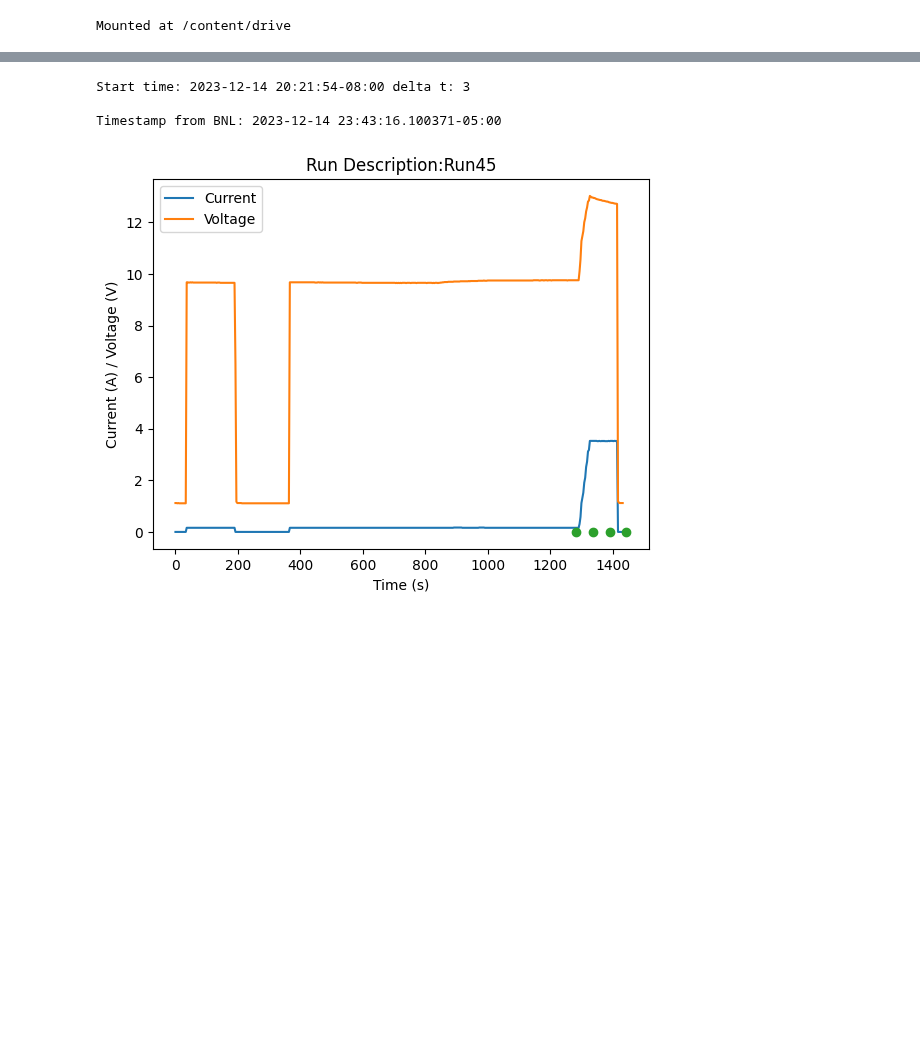
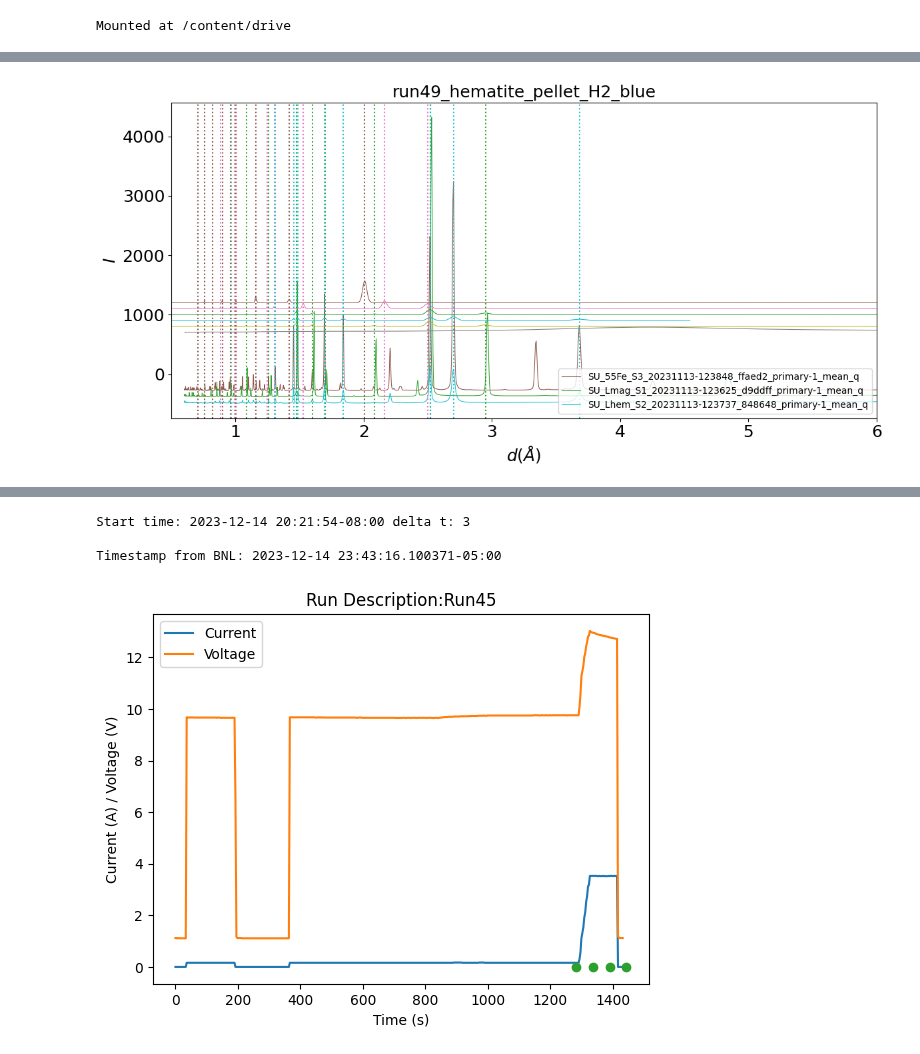
Before and after one commit to lmoghimi/personal-processing, a Jupyter notebook: xrd_analysis_Lauren.ipynb, the cells around one changed output, grey strips where cells are left out. Cells and saved outputs as stored; diff of their text form; code cells hidden in the pictures; blank space fills up the shorter version.

```diff
--- a/xrd_analysis_Lauren.ipynb
+++ b/xrd_analysis_Lauren.ipynb
@@ -176,3 +224,69 @@ Saving the file...!
+# %%
+#seeing how the reference files compare
+
+fig, ax = plt.subplots(figsize=figsize, tight_layout=True)
+######### load multiple reference files
+ref_phases_2 = ['SU_55Fe_S3_20231113-123848_ffaed2_primary-1_mean_q','SU_Lmag_S1_20231113-123625_d9ddff_primary-1_mean_q','SU_Lhem_S2_20231113-123737_848648_primary-1_mean_q']
+ref_phases_1 = ['Iron_2300200', 'Wuestite_9009766','Magnetite_1528612','Hematite_1011240','Maghemite_9006316','quartz_run53']
+color_ref_phases_2 = [lincol_fe, lincol_m, lincol_h] #setting the line colors for the reference files. these are predetermined in the previous code cell
+color_ref_phases_1 = [lincol_fe, lincol_w, lincol_m, lincol_h, lincol_magh, lincol_qz]
+ref_shift_y = -100
+for i_phase, ref_phase in enumerate(ref_phases_2):
+    reffile = os.path.join(userdir, 'userScripts', 'xrd_profiles', ref_phase + '.txt')
+    refdata = np.loadtxt(reffile)
+    #tth_ref = refdata[:, 0]
+    q_ref = refdata[:, 0]
+    #d_ref = 0.5*wavelength/np.sin(np.radians(tth_ref/2)) #convert to d-spacing
+    d_ref = 2*np.pi/q_ref
+    I_ref = refdata[:, 1] - refdata[0, 1] + ref_shift_y*(i_phase + 1) -200
+    # I_ref = I_ref/I_ref.max() - 1
+    ax.plot(d_ref, I_ref, label= ref_phase, linewidth= lw, color= color_ref_phases_2[i_phase])
+    #ax.plot(tth_ref, I_ref, label= ref_phase) #####
+    #ax.plot(tth_ref, I_ref, label='Ref_' + ref_phase)
+    #ax.text(tth_ref[-1], I_ref[-1], ref_phase, ha='left', va='bottom')
+
+for i_phase, ref_phase in enumerate(ref_phases_1):
+    reffile = os.path.join(userdir, 'userScripts', 'xrd_profiles', ref_phase + '.txt')
+    refdata = np.loadtxt(reffile)
+    tth_ref = refdata[:, 0]
+    #q_ref = refdata[:, 0]
+    d_ref = 0.5*wavelength/np.sin(np.radians(tth_ref/2)) #convert to d-spacing
+    #d_ref = 2*np.pi/q_ref
+    I_ref = refdata[:, 1] - refdata[0, 1] + ref_shift_y*(i_phase + 1) -200 +1500
+    # I_ref = I_ref/I_ref.max() - 1
+    ax.plot(d_ref, I_ref, label= ref_phase, linewidth= lw, color= color_ref_phases_1[i_phase])
+    #ax.plot(tth_ref, I_ref, label= ref_phase) #####
+    #ax.plot(tth_ref, I_ref, label='Ref_' + ref_phase)
+    #ax.text(tth_ref[-1], I_ref[-1], ref_phase, ha='left', va='bottom')
+
+
+xlim_left, xlim_right = 0.5, 6 #for d
+#xlim_left, xlim_right = -0.25, 20 #for tth #####
+ax.set_xlim(xlim_left, xlim_right)
+ax.legend(loc='lower right')
+ax.set_xlabel(r'$d  ({\AA})$', fontsize=fs)
+#ax.set_xlabel(r'$2\theta (\degree)$', fontsize=fs) #####
+ax.set_ylabel(r'$I$', fontsize=fs)
+ax.set_title(expname, fontsize=fs)
+ax.tick_params(labelsize=fs)
+#ax.set_yticklabels([]) #turns off tick labels for vertical axis
+
+################# plot vertical lines for the reference phase peaks
+for i_vert_line in ref_d_fe: #plot the vertical lines
+#for i_vert_line in ref_tth_fe:
+    plt.axvline(x=i_vert_line, linestyle='dotted', color=lincol_fe)
+
+for i_vert_line in ref_d_w:
+    plt.axvline(x=i_vert_line, linestyle='dotted', color=lincol_w)
+
+for i_vert_line in ref_d_m:
+    plt.axvline(x=i_vert_line, linestyle='dotted', color=lincol_m)
+
+for i_vert_line in ref_d_h:
+    plt.axvline(x=i_vert_line, linestyle='dotted', color=lincol_h)
+plt.show()
+# %% [output]
+[figure, added]
 # %%
 #create waterfall plot for depth scan series
 
```
Also changed, not shown: parts of 3 cells of this notebook.
